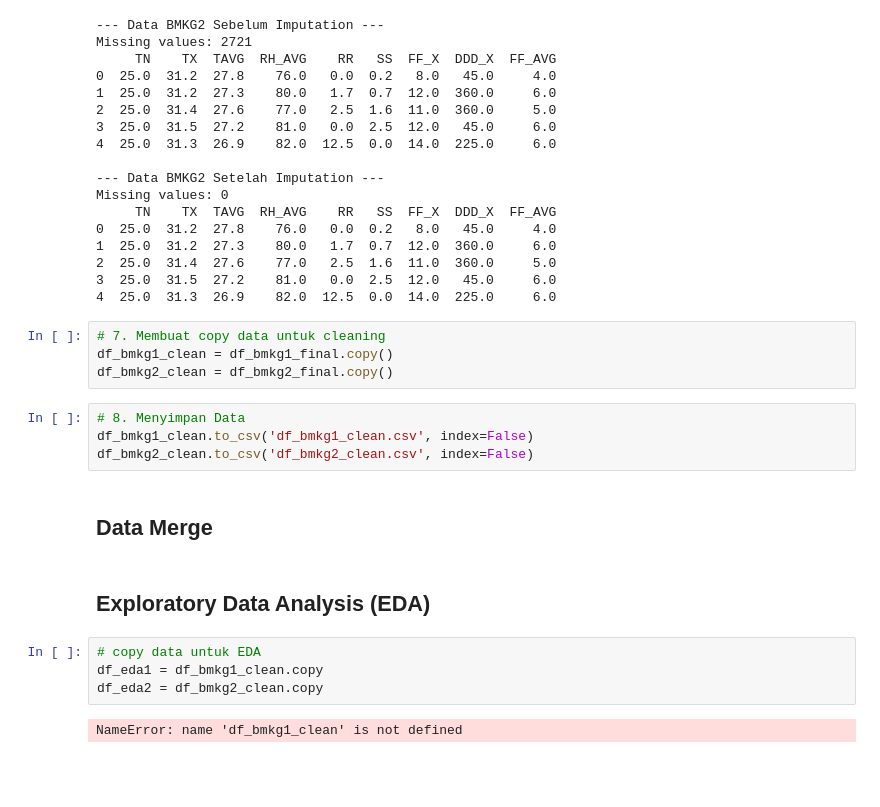
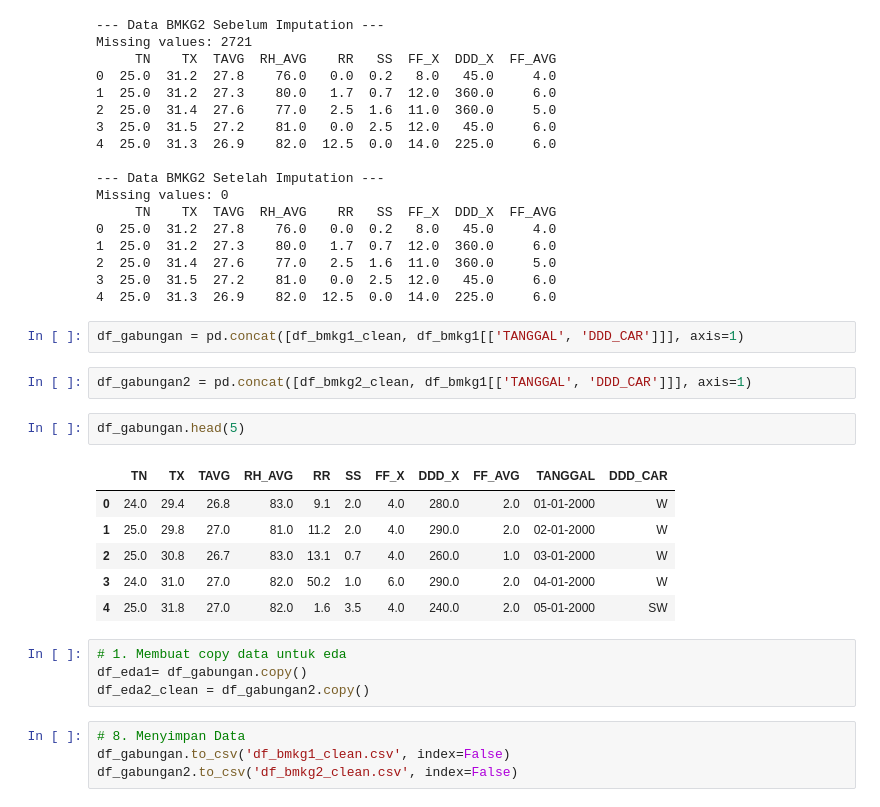
Before and after one commit to WildanFadhilNazaruddin/FraudDetection_CustomerSegmentation_BankML, a Jupyter notebook: notebook/01-praprosesing.ipynb, the cells around one changed output. Drawn from its saved outputs; the diff is of its cells as text; blank space fills up the shorter version.

```diff
--- a/notebook/01-praprosesing.ipynb
+++ b/notebook/01-praprosesing.ipynb
@@ -653,21 +529,24 @@ Missing values: 0
 2  25.0  31.4  27.6    77.0   2.5  1.6  11.0  360.0     5.0
 3  25.0  31.5  27.2    81.0   0.0  2.5  12.0   45.0     6.0
 4  25.0  31.3  26.9    82.0  12.5  0.0  14.0  225.0     6.0
-# %%
-# 7. Membuat copy data untuk cleaning
-df_bmkg1_clean = df_bmkg1_final.copy()
-df_bmkg2_clean = df_bmkg2_final.copy()
+# %%
+df_gabungan = pd.concat([df_bmkg1_clean, df_bmkg1[['TANGGAL', 'DDD_CAR']]], axis=1)
+# %%
+df_gabungan2 = pd.concat([df_bmkg2_clean, df_bmkg1[['TANGGAL', 'DDD_CAR']]], axis=1)
+# %%
+df_gabungan.head(5)
+# %% [output]
+|  | TN | TX | TAVG | RH_AVG | RR | SS | FF_X | DDD_X | FF_AVG | TANGGAL | DDD_CAR |
+| 0 | 24.0 | 29.4 | 26.8 | 83.0 | 9.1 | 2.0 | 4.0 | 280.0 | 2.0 | 01-01-2000 | W |
+| 1 | 25.0 | 29.8 | 27.0 | 81.0 | 11.2 | 2.0 | 4.0 | 290.0 | 2.0 | 02-01-2000 | W |
+| 2 | 25.0 | 30.8 | 26.7 | 83.0 | 13.1 | 0.7 | 4.0 | 260.0 | 1.0 | 03-01-2000 | W |
+| 3 | 24.0 | 31.0 | 27.0 | 82.0 | 50.2 | 1.0 | 6.0 | 290.0 | 2.0 | 04-01-2000 | W |
+| 4 | 25.0 | 31.8 | 27.0 | 82.0 | 1.6 | 3.5 | 4.0 | 240.0 | 2.0 | 05-01-2000 | SW |
+# %%
+# 1. Membuat copy data untuk eda
+df_eda1= df_gabungan.copy()
+df_eda2_clean = df_gabungan2.copy()
 # %%
 # 8. Menyimpan Data
-df_bmkg1_clean.to_csv('df_bmkg1_clean.csv', index=False)
-df_bmkg2_clean.to_csv('df_bmkg2_clean.csv', index=False)
+df_gabungan.to_csv('df_bmkg1_clean.csv', index=False)
+df_gabungan2.to_csv('df_bmkg2_clean.csv', index=False)
-# %% [markdown]
-## Data Merge
-# %% [markdown]
-## Exploratory Data Analysis (EDA)
-# %%
-# copy data untuk EDA
-df_eda1 = df_bmkg1_clean.copy
-df_eda2 = df_bmkg2_clean.copy
-# %% [output]
-NameError: name 'df_bmkg1_clean' is not defined
```
Also changed, not shown: parts of 15 cells of this notebook.
